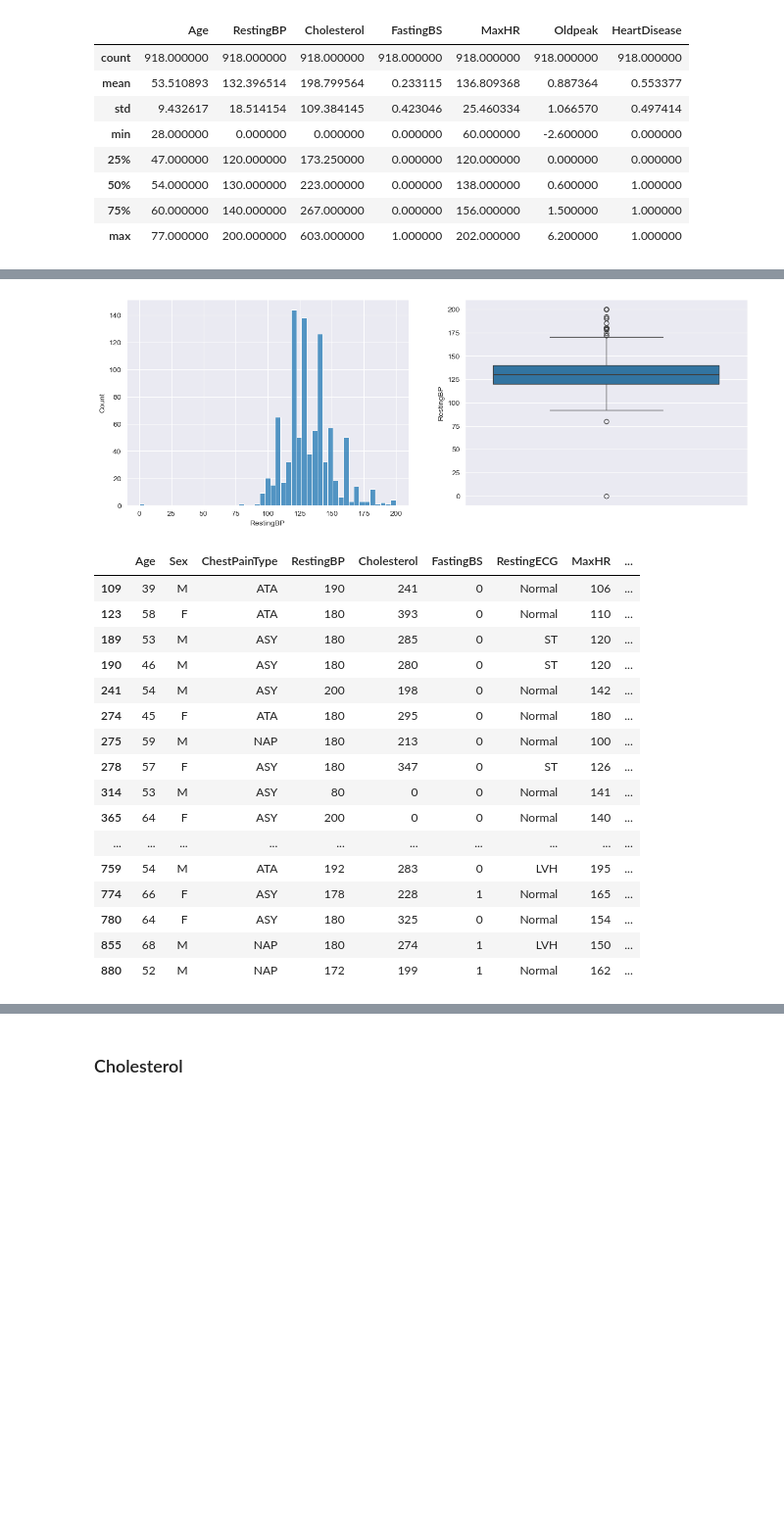
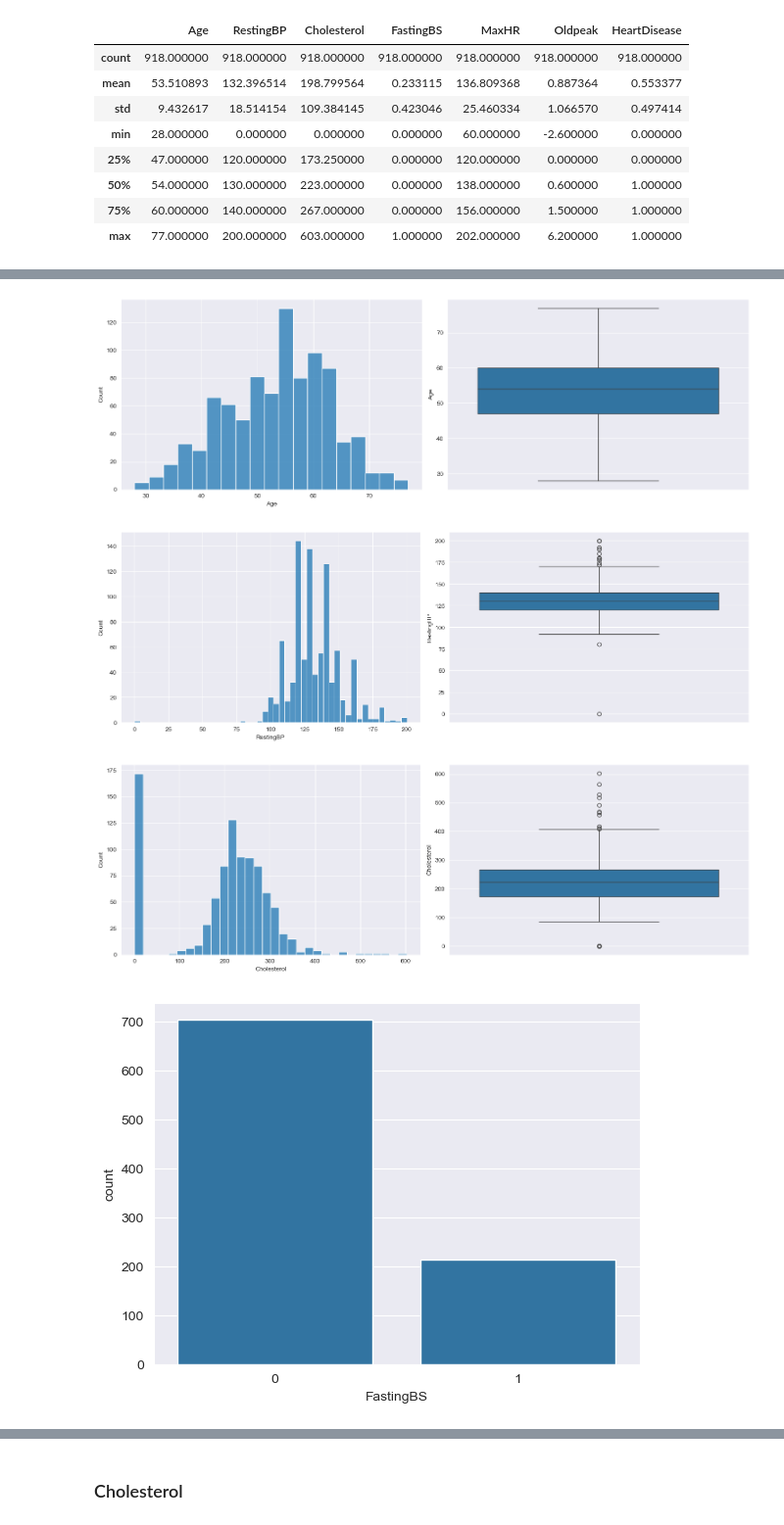
Before and after one commit to Sanjouk/IA01-Project, a Jupyter notebook: src/project.ipynb, the cells around one changed output, grey strips where cells are left out. Shown at 98% size. Cells and saved outputs as stored; diff of their text form; code cells hidden in the pictures; blank space fills up the shorter version.

Commit message:
docs(data): Structured the code

```diff
--- a/src/project.ipynb
+++ b/src/project.ipynb
@@ -13,0 +16,9 @@ Logistic Regression, Neural Networks), and evaluate their performance.
+# %%
+def hist_box(feature, data):
+    plt.figure(figsize = (15,5))
+    plt.subplot(1,2,1)
+    sns.histplot(x=feature, data=data)
+    plt.subplot(1,2,2)
+    sns.boxplot(y=feature, data=data)
+    plt.tight_layout()
+    plt.show()
@@ -87,34 +151,13 @@ heart_data.describe()
-# %%
-plt.figure(figsize = (15,5))
-plt.subplot(1,2,1)
-sns.histplot(x='RestingBP', data=heart_data)
-plt.subplot(1,2,2)
-sns.boxplot(y='RestingBP', data=heart_data)
-plt.show()
-# %% [output]
-[figure, removed]
-# %%
-Q1 = heart_data['RestingBP'].quantile(0.25)
-Q3 = heart_data['RestingBP'].quantile(0.75)
-IQR = Q3 - Q1
-lower = Q1 - 1.5 * IQR
-upper = Q3 + 1.5 * IQR
-heart_data[ (heart_data['RestingBP'] < lower) | (heart_data['RestingBP'] > upper) ]
-# %% [output]
-|  | Age | Sex | ChestPainType | RestingBP | Cholesterol | FastingBS | RestingECG | MaxHR | ... |
-| 109 | 39 | M | ATA | 190 | 241 | 0 | Normal | 106 | ... |
-| 123 | 58 | F | ATA | 180 | 393 | 0 | Normal | 110 | ... |
-| 189 | 53 | M | ASY | 180 | 285 | 0 | ST | 120 | ... |
-| 190 | 46 | M | ASY | 180 | 280 | 0 | ST | 120 | ... |
-| 241 | 54 | M | ASY | 200 | 198 | 0 | Normal | 142 | ... |
-| 274 | 45 | F | ATA | 180 | 295 | 0 | Normal | 180 | ... |
-| 275 | 59 | M | NAP | 180 | 213 | 0 | Normal | 100 | ... |
-| 278 | 57 | F | ASY | 180 | 347 | 0 | ST | 126 | ... |
-| 314 | 53 | M | ASY | 80 | 0 | 0 | Normal | 141 | ... |
-| 365 | 64 | F | ASY | 200 | 0 | 0 | Normal | 140 | ... |
-| ... | ... | ... | ... | ... | ... | ... | ... | ... | ... |
-| 759 | 54 | M | ATA | 192 | 283 | 0 | LVH | 195 | ... |
-| 774 | 66 | F | ASY | 178 | 228 | 1 | Normal | 165 | ... |
-| 780 | 64 | F | ASY | 180 | 325 | 0 | Normal | 154 | ... |
-| 855 | 68 | M | NAP | 180 | 274 | 1 | LVH | 150 | ... |
-| 880 | 52 | M | NAP | 172 | 199 | 1 | Normal | 162 | ... |
+# %%
+numeric_features = heart_data.select_dtypes(include='number').columns.tolist()
+# %%
+for feature in numeric_features:
+    if feature in ['FastingBS', "HeartDisease"]:
+        sns.countplot(x=feature, data=heart_data)
+    else:
+        hist_box(feature, heart_data)
+# %% [output]
+[figure, added]
+[figure, added]
+[figure, added]
+[figure, added]
```
Also changed, not shown: parts of 33 cells of this notebook.
